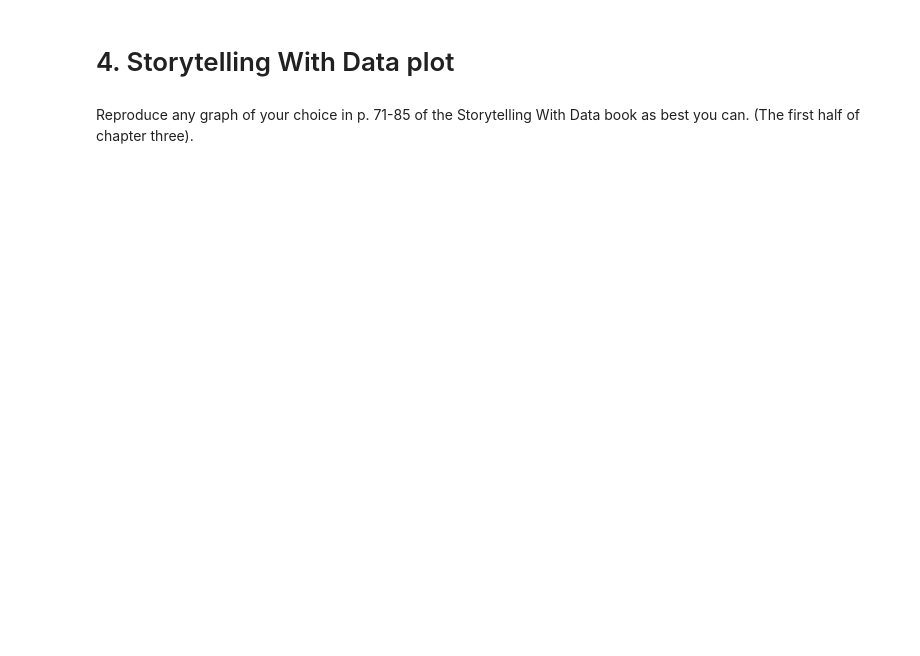
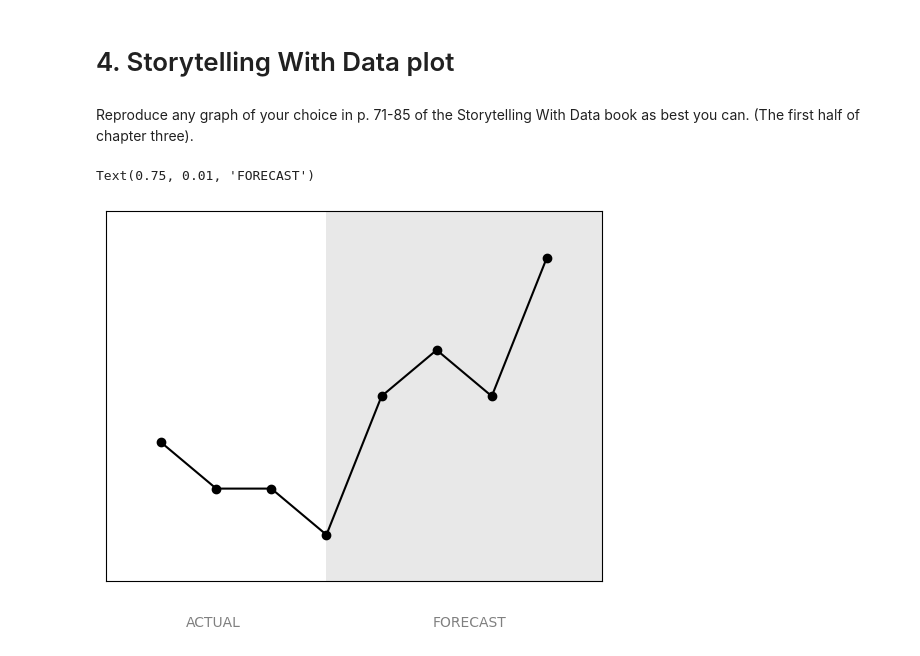
Before and after one commit to calebhadley1/Module-B-semester-2, a Jupyter notebook: OMDS-ModB2-Week5-Hadley-Caleb.ipynb, the cells around one changed output. Saved outputs shown, nothing was run; the diff lists cells and outputs as text; code cells hidden in the pictures; blank space fills up the shorter version.

```diff
--- a/OMDS-ModB2-Week5-Hadley-Caleb.ipynb
+++ b/OMDS-ModB2-Week5-Hadley-Caleb.ipynb
@@ -292,4 +293,25 @@ Text(0.5, 1.0, 'Sales Volume of Soft Drinks')
 # %% [markdown]
 Reproduce any graph of your choice in p. 71-85 of the Storytelling With Data book as best you can.  (The first half of chapter three).
 # %%
-# TODO
+# Figure 3.6 (Page 77)
+
+x = np.arange(1, 9)
+y = np.array([
+    3,2,2,1,4,5,4,7
+])
+fig, ax = plt.subplots()
+ax.plot(x,y, marker='o', color='black')
+
+plt.xticks([])
+plt.yticks([])
+plt.ylim(0,8)
+plt.xlim(0,9)
+
+rect = patches.Rectangle((4, 0), 5, 8, linewidth=2, facecolor='lightgray', alpha=0.5)
+ax.add_patch(rect)
+
+fig.text(0.25, 0.01, 'ACTUAL', ha='left', va='bottom', fontsize=10, color='gray')
+fig.text(0.75, 0.01, 'FORECAST', ha='right', va='bottom', fontsize=10, color='gray')
+# %% [output]
+Text(0.75, 0.01, 'FORECAST')
+[figure, added]
```
Also changed, not shown: parts of 3 cells of this notebook.
